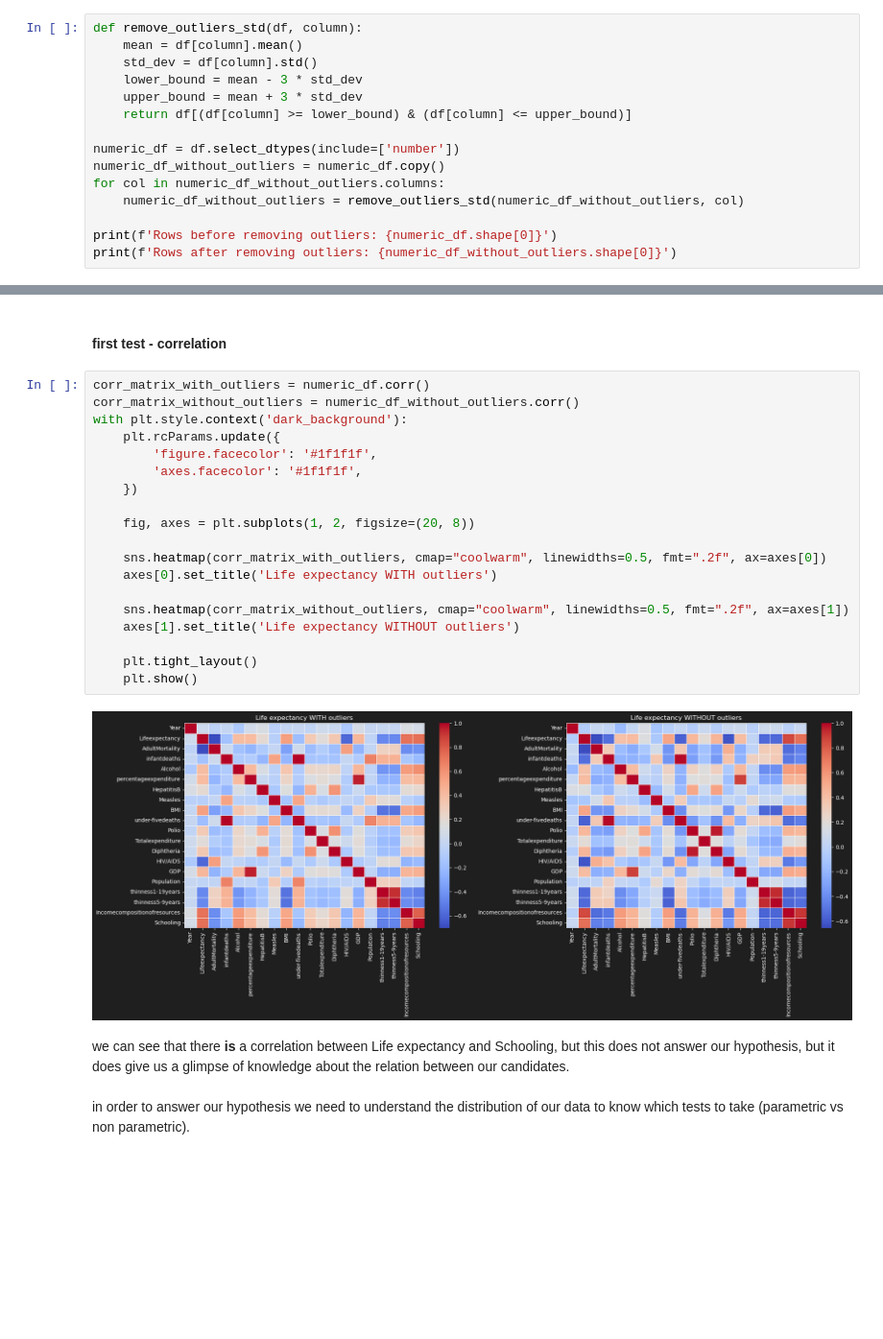
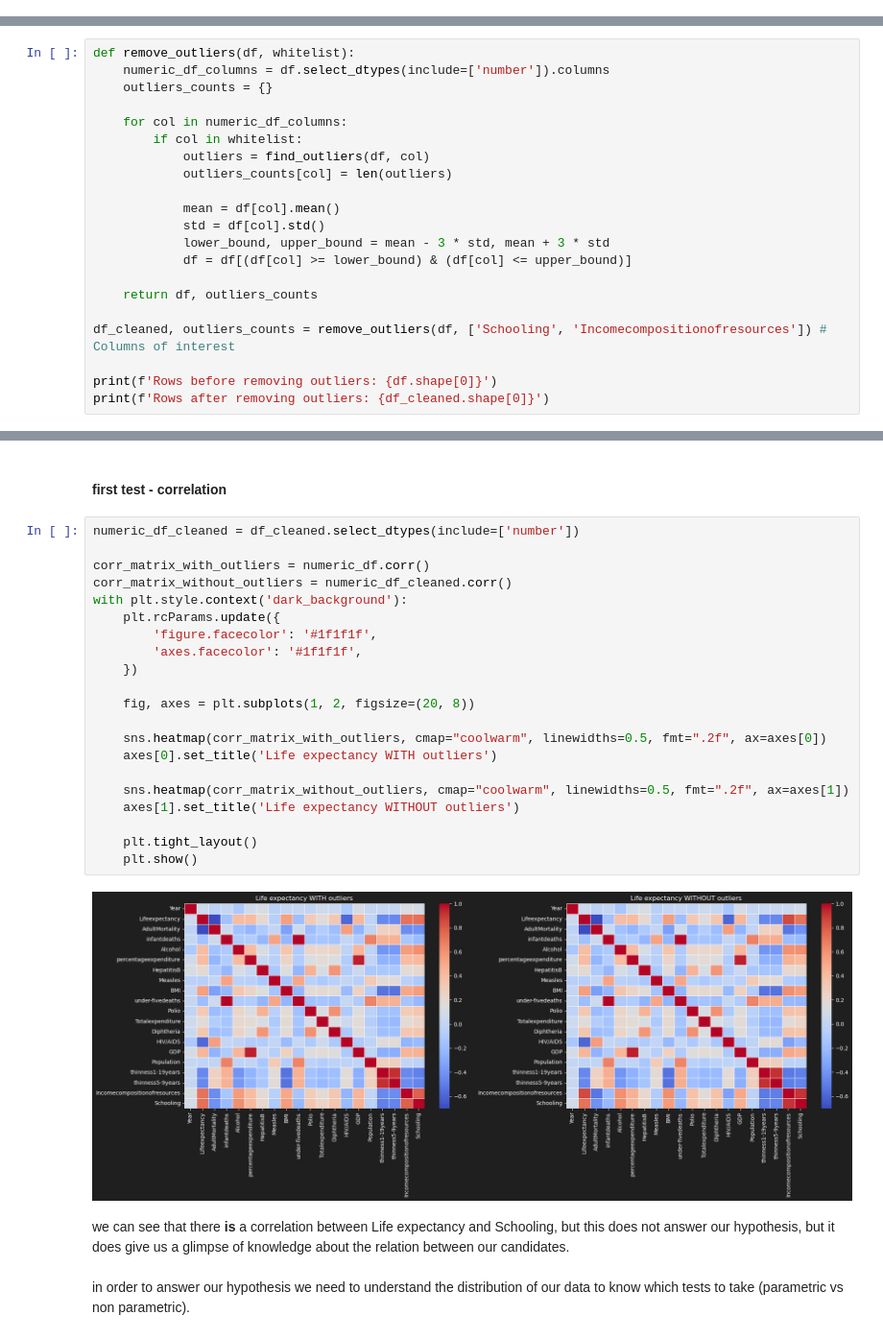
Before and after one commit to amitedenzon/life-expectancy, a Jupyter notebook: research.ipynb, the cells around one changed output, grey strips where cells are left out. Shown at 96% size. Cells and saved outputs as stored; diff of their text form; blank space fills up the shorter version.

```diff
--- a/research.ipynb
+++ b/research.ipynb
@@ -176,15 +179,0 @@ with plt.style.context('dark_background'):
-# %%
-def remove_outliers_std(df, column):
-    mean = df[column].mean()
-    std_dev = df[column].std()
-    lower_bound = mean - 3 * std_dev
-    upper_bound = mean + 3 * std_dev
-    return df[(df[column] >= lower_bound) & (df[column] <= upper_bound)]
-
-numeric_df = df.select_dtypes(include=['number'])
-numeric_df_without_outliers = numeric_df.copy()
-for col in numeric_df_without_outliers.columns:
-    numeric_df_without_outliers = remove_outliers_std(numeric_df_without_outliers, col)
-
-print(f'Rows before removing outliers: {numeric_df.shape[0]}')
-print(f'Rows after removing outliers: {numeric_df_without_outliers.shape[0]}')
@@ -193,0 +180,21 @@ Rows after removing outliers: 1162
+# %%
+def remove_outliers(df, whitelist):
+    numeric_df_columns = df.select_dtypes(include=['number']).columns
+    outliers_counts = {}
+
+    for col in numeric_df_columns:
+        if col in whitelist:
+            outliers = find_outliers(df, col)
+            outliers_counts[col] = len(outliers)
+
+            mean = df[col].mean()
+            std = df[col].std()
+            lower_bound, upper_bound = mean - 3 * std, mean + 3 * std
+            df = df[(df[col] >= lower_bound) & (df[col] <= upper_bound)]
+
+    return df, outliers_counts
+
+df_cleaned, outliers_counts = remove_outliers(df, ['Schooling', 'Incomecompositionofresources']) # Columns of interest
+
+print(f'Rows before removing outliers: {df.shape[0]}')
+print(f'Rows after removing outliers: {df_cleaned.shape[0]}')
@@ -200,26 +210,28 @@ $$H_1 = \text{Greater education does not extend life expectancy}$$
 # %% [markdown]
 #### first test - correlation
 # %%
+numeric_df_cleaned = df_cleaned.select_dtypes(include=['number'])
+
 corr_matrix_with_outliers = numeric_df.corr()
-corr_matrix_without_outliers = numeric_df_without_outliers.corr()
+corr_matrix_without_outliers = numeric_df_cleaned.corr()
 with plt.style.context('dark_background'):
     plt.rcParams.update({
         'figure.facecolor': '#1f1f1f',
         'axes.facecolor': '#1f1f1f',
     })
 
     fig, axes = plt.subplots(1, 2, figsize=(20, 8))
 
     sns.heatmap(corr_matrix_with_outliers, cmap="coolwarm", linewidths=0.5, fmt=".2f", ax=axes[0])
     axes[0].set_title('Life expectancy WITH outliers')
 
     sns.heatmap(corr_matrix_without_outliers, cmap="coolwarm", linewidths=0.5, fmt=".2f", ax=axes[1])
     axes[1].set_title('Life expectancy WITHOUT outliers')
 
     plt.tight_layout()
     plt.show()
 # %% [output]
-[figure, old version]
+[figure, new version]
 # %% [markdown]
 we can see that there __is__ a correlation between Life expectancy and Schooling, but this does not answer our hypothesis, but it does give us a glimpse of knowledge about the relation between our candidates.
 <br/>
```
Also changed, not shown: parts of 28 cells of this notebook.
